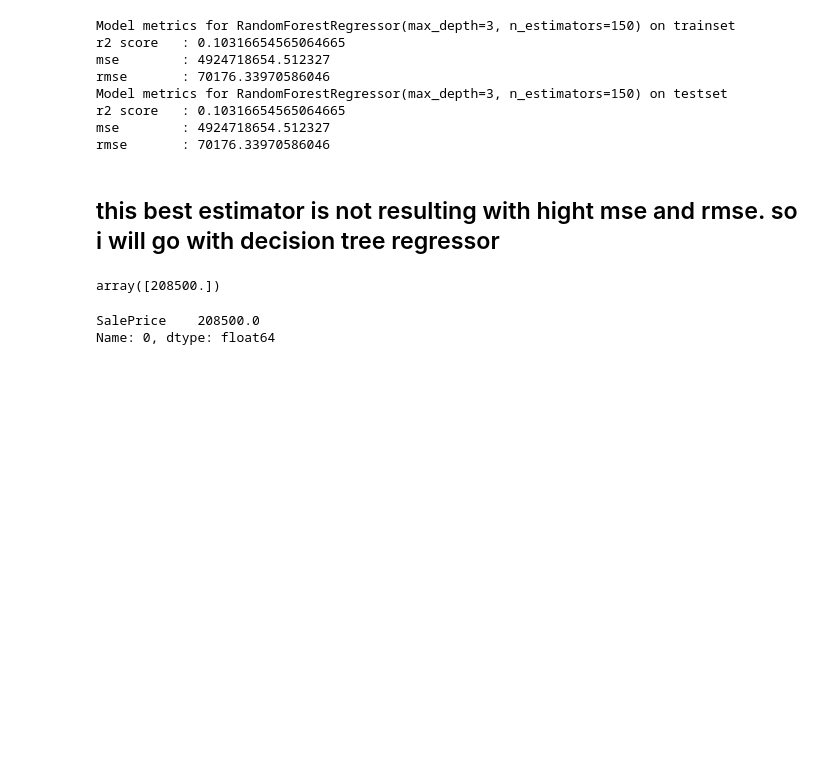
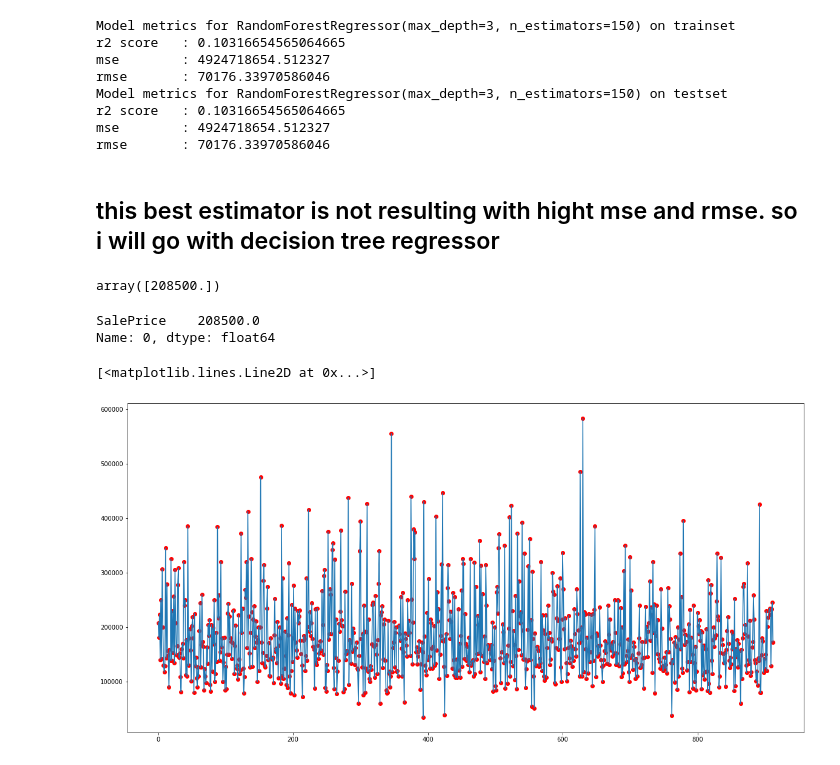
Before and after one commit to RAVIKUMARBALIJA/HousingPricePrediction, a Jupyter notebook: model_selection.ipynb, the cells around one changed output. Saved outputs shown, nothing was run; the diff lists cells and outputs as text; code cells hidden in the pictures; blank space fills up the shorter version.

```diff
--- a/model_selection.ipynb
+++ b/model_selection.ipynb
@@ -231,3 +231,12 @@ SalePrice    208500.0
 Name: 0, dtype: float64
 # %%
 pickle.dump(dec_tree,open('models/predictor.pkl','wb'))
+# %%
+y_test_pred=dec_tree.predict(X_test)
+# %%
+plt.figure(figsize=(20,10))
+plt.scatter(x=range(len(y_test)),y=y_test,c='r')
+plt.plot(y_test_pred)
+# %% [output]
+[<matplotlib.lines.Line2D at 0x...>]
+[figure, added]
```
